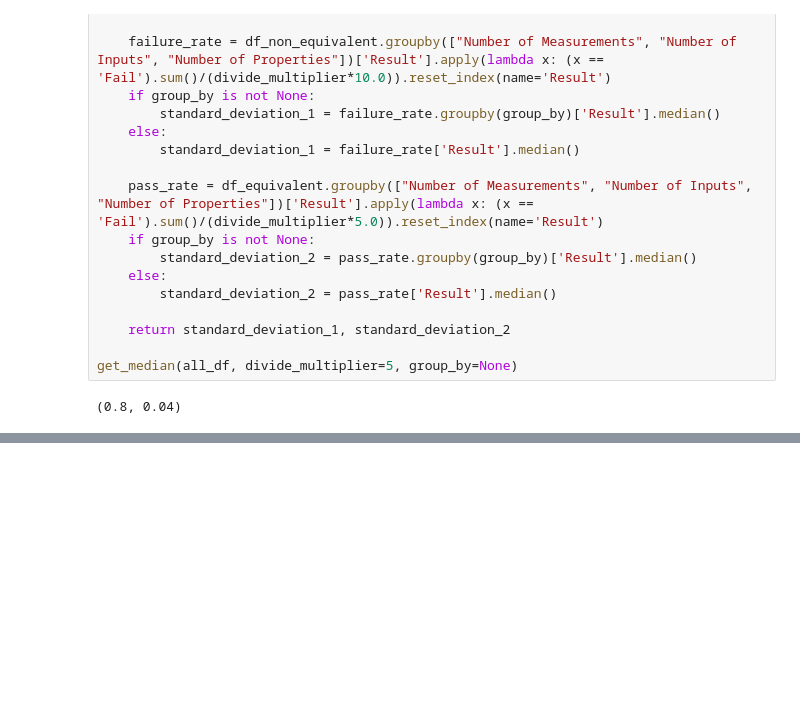
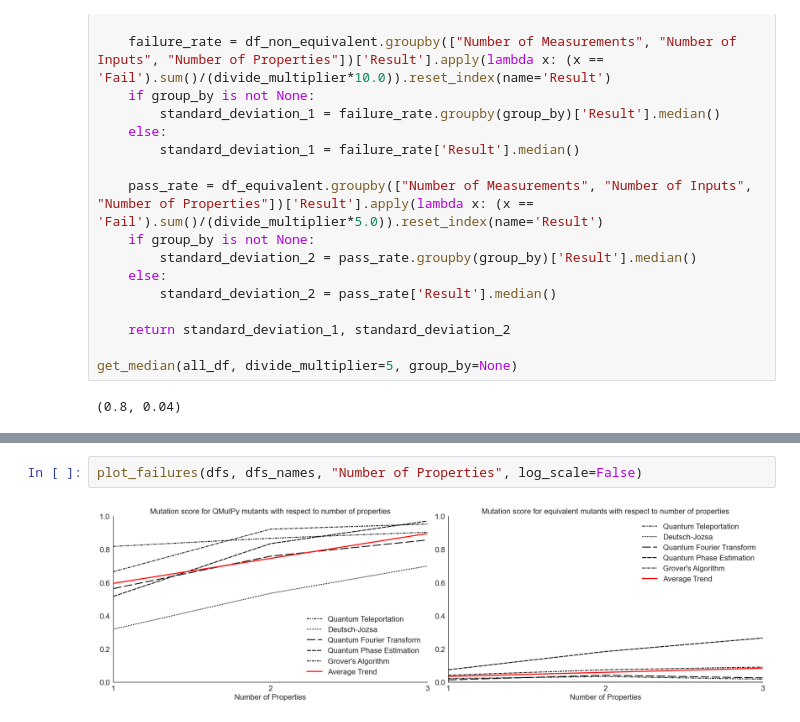
Before and after one commit to GabrielPontolillo/qucheck, a Jupyter notebook: case_studies/results_visualisation.ipynb, the cells around one changed output, grey strips where cells are left out. Drawn from its saved outputs; the diff is of its cells as text; blank space fills up the shorter version.

```diff
--- a/case_studies/results_visualisation.ipynb
+++ b/case_studies/results_visualisation.ipynb
@@ -628,0 +710,4 @@ def get_pearson_correlation_coefficient(dfs, divide_multiplier=1, group_by="Numb
+# %%
+plot_failures(dfs, dfs_names, "Number of Properties", log_scale=False)
+# %% [output]
+[figure, added]
```
Also changed, not shown: parts of 9 cells of this notebook.
